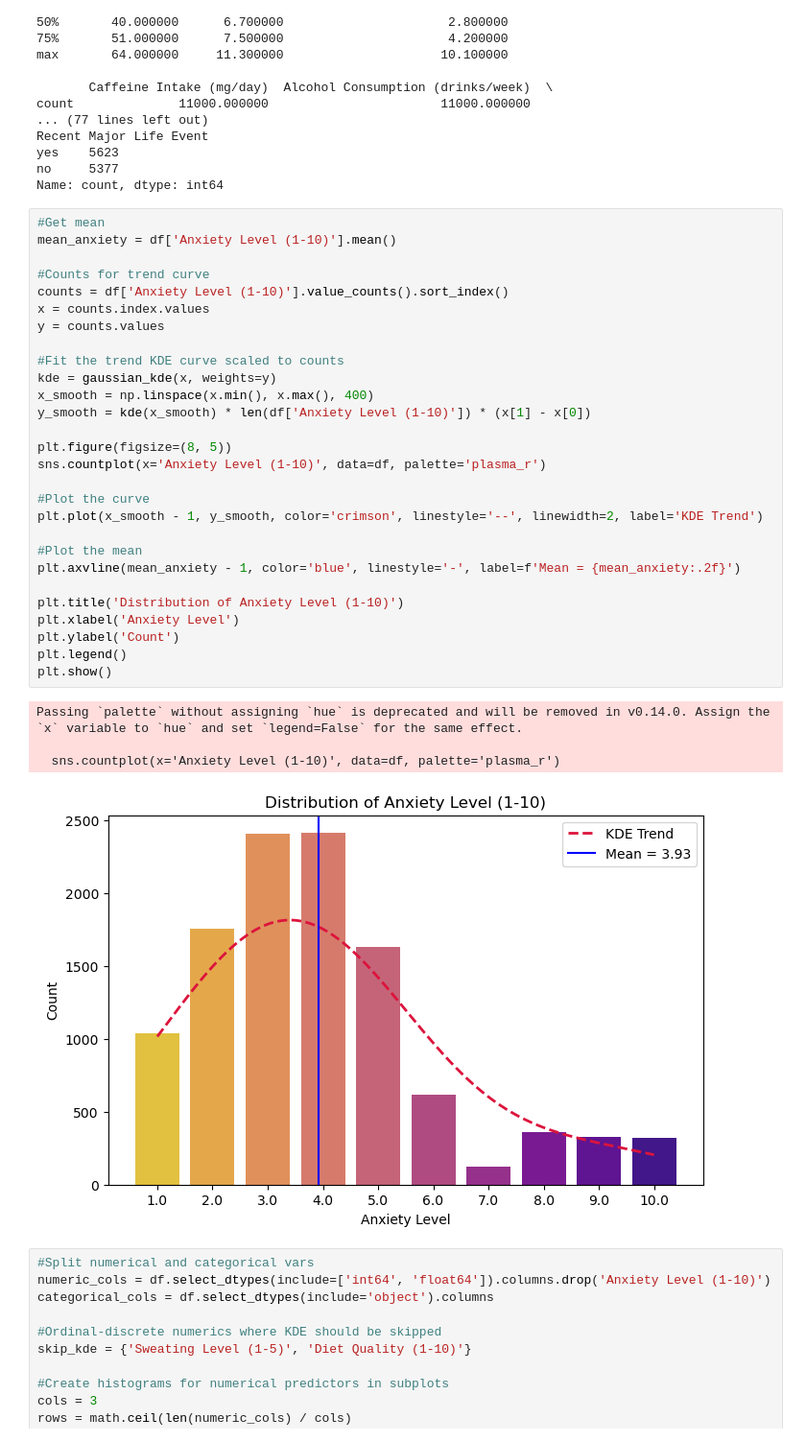
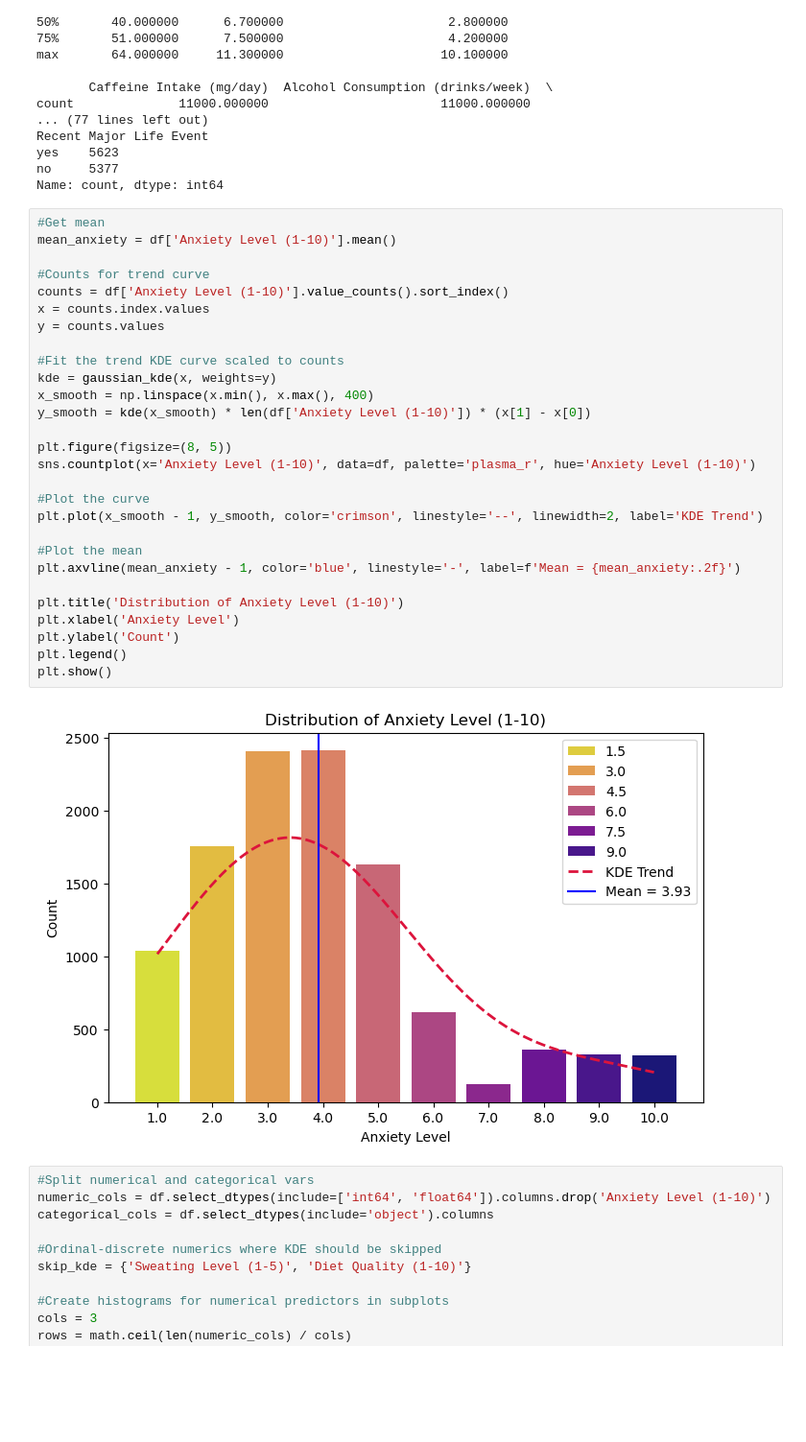
Before and after one commit to bdh54/SocialAnxietyPrediction, a Jupyter notebook: My_EDA.ipynb, the cells around one changed output. Shown at 96% size. Saved outputs shown, nothing was run; the diff lists cells and outputs as text; blank space fills up the shorter version.

```diff
--- a/My_EDA.ipynb
+++ b/My_EDA.ipynb
@@ -52,36 +52,33 @@ Name: count, dtype: int64
 # %%
 #Get mean
 mean_anxiety = df['Anxiety Level (1-10)'].mean()
 
 #Counts for trend curve
 counts = df['Anxiety Level (1-10)'].value_counts().sort_index()
 x = counts.index.values
 y = counts.values
 
 #Fit the trend KDE curve scaled to counts
 kde = gaussian_kde(x, weights=y)
 x_smooth = np.linspace(x.min(), x.max(), 400)
 y_smooth = kde(x_smooth) * len(df['Anxiety Level (1-10)']) * (x[1] - x[0])
 
 plt.figure(figsize=(8, 5))
-sns.countplot(x='Anxiety Level (1-10)', data=df, palette='plasma_r')
+sns.countplot(x='Anxiety Level (1-10)', data=df, palette='plasma_r', hue='Anxiety Level (1-10)')
 
 #Plot the curve
 plt.plot(x_smooth - 1, y_smooth, color='crimson', linestyle='--', linewidth=2, label='KDE Trend')
 
 #Plot the mean
 plt.axvline(mean_anxiety - 1, color='blue', linestyle='-', label=f'Mean = {mean_anxiety:.2f}')
 
 plt.title('Distribution of Anxiety Level (1-10)')
 plt.xlabel('Anxiety Level')
 plt.ylabel('Count')
 plt.legend()
 plt.show()
 # %% [output]
-Passing `palette` without assigning `hue` is deprecated and will be removed in v0.14.0. Assign the `x` variable to `hue` and set `legend=False` for the same effect.
-
-  sns.countplot(x='Anxiety Level (1-10)', data=df, palette='plasma_r')
-[figure, old version]
+[figure, new version]
 # %%
 #Split numerical and categorical vars
 numeric_cols = df.select_dtypes(include=['int64', 'float64']).columns.drop('Anxiety Level (1-10)')
```
